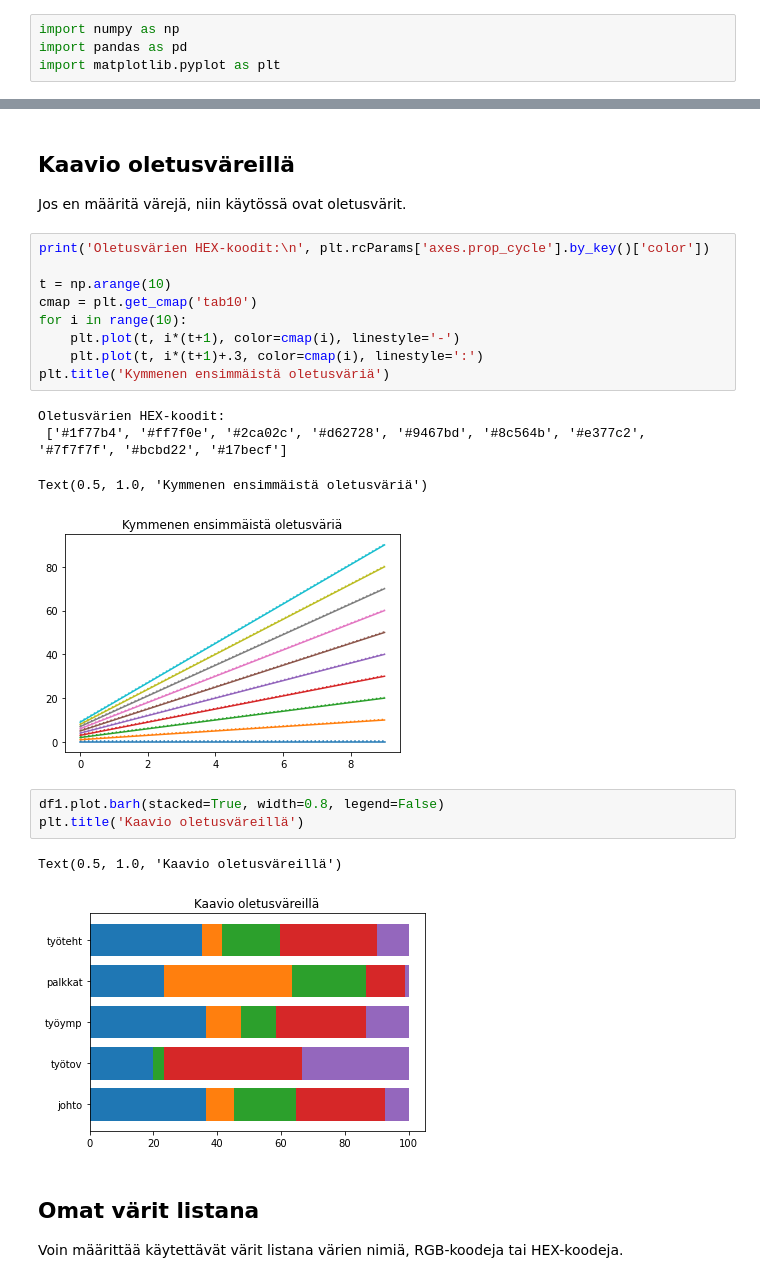
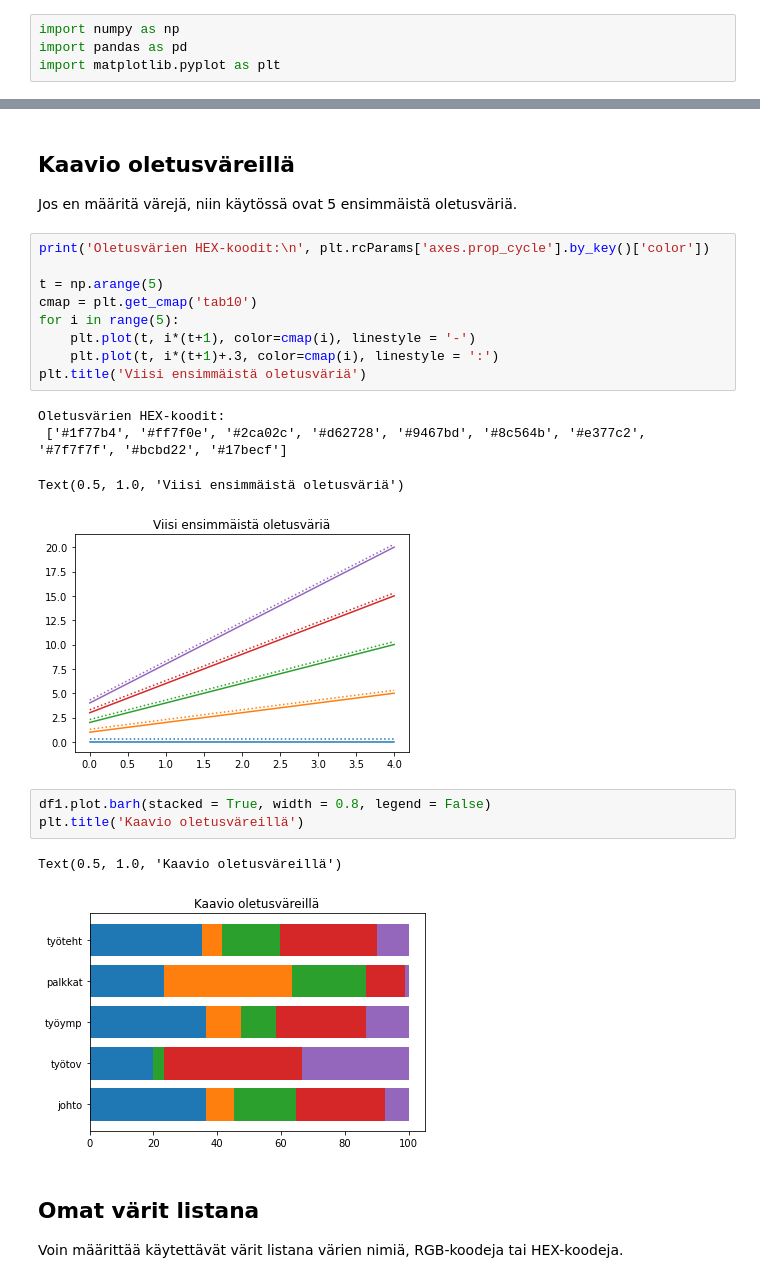
Before and after one commit to taanila/kaaviot, a Jupyter notebook: matplotlib4.ipynb, the cells around one changed output, grey strips where cells are left out. Drawn from its saved outputs; the diff is of its cells as text.

```diff
--- a/matplotlib4.ipynb
+++ b/matplotlib4.ipynb
@@ -65,23 +59,23 @@ df1
 # %% [markdown]
 <h2>Kaavio oletusväreillä</h2>
 
-Jos en määritä värejä, niin käytössä ovat oletusvärit.
+Jos en määritä värejä, niin käytössä ovat 5 ensimmäistä oletusväriä.
 # %%
 print('Oletusvärien HEX-koodit:\n', plt.rcParams['axes.prop_cycle'].by_key()['color'])
 
-t = np.arange(10)
+t = np.arange(5)
 cmap = plt.get_cmap('tab10')
-for i in range(10):
-    plt.plot(t, i*(t+1), color=cmap(i), linestyle='-')
-    plt.plot(t, i*(t+1)+.3, color=cmap(i), linestyle=':')
-plt.title('Kymmenen ensimmäistä oletusväriä')
+for i in range(5):
+    plt.plot(t, i*(t+1), color=cmap(i), linestyle = '-')
+    plt.plot(t, i*(t+1)+.3, color=cmap(i), linestyle = ':')
+plt.title('Viisi ensimmäistä oletusväriä')
 # %% [output]
 Oletusvärien HEX-koodit:
  ['#1f77b4', '#ff7f0e', '#2ca02c', '#d62728', '#9467bd', '#8c564b', '#e377c2', '#7f7f7f', '#bcbd22', '#17becf']
-Text(0.5, 1.0, 'Kymmenen ensimmäistä oletusväriä')
+Text(0.5, 1.0, 'Viisi ensimmäistä oletusväriä')
-[figure, old version]
+[figure, new version]
 # %%
-df1.plot.barh(stacked=True, width=0.8, legend=False)
+df1.plot.barh(stacked = True, width = 0.8, legend = False)
 plt.title('Kaavio oletusväreillä')
 # %% [output]
 Text(0.5, 1.0, 'Kaavio oletusväreillä')
```
Also changed, not shown: parts of 11 cells of this notebook.
